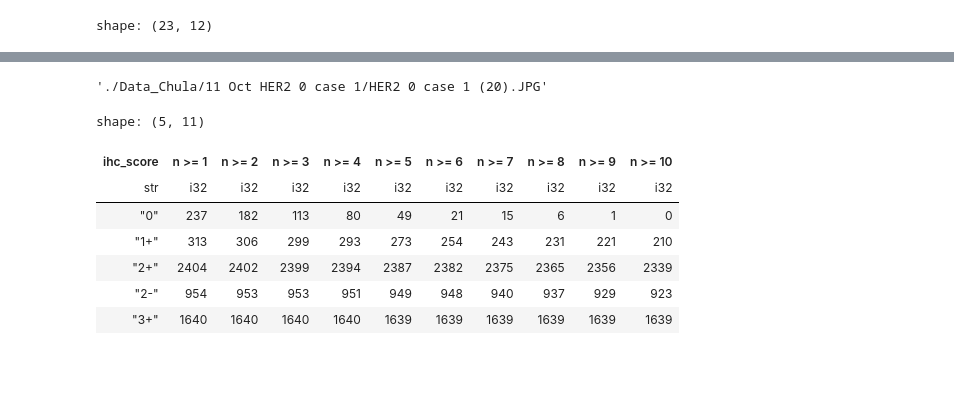
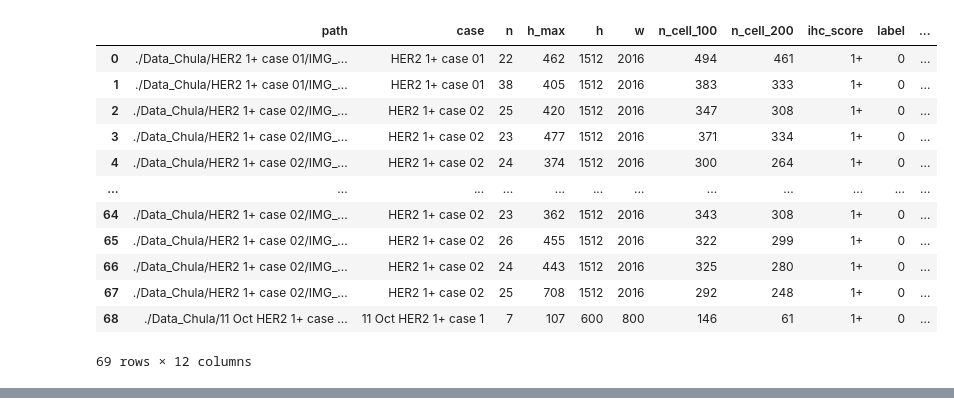
Before and after one commit to Surayuth/her2ml, a Jupyter notebook: notebooks/eda_line_feat3.ipynb, the cells around one changed output, grey strips where cells are left out. Cells and saved outputs as stored; diff of their text form; code cells hidden in the pictures; blank space fills up the shorter version.

```diff
--- a/notebooks/eda_line_feat3.ipynb
+++ b/notebooks/eda_line_feat3.ipynb
@@ -38,10 +79,21 @@ sns.displot(data=df.filter(pl.col("n") >= 10), x="n", hue="ihc_score")
 # %%
 df \
     .filter(
-        pl.col("ihc_score") == "0"
+        (pl.col("ihc_score") == "1+") &
+        (pl.col("ratio_hole2") >= 1)
     ) \
-    .filter(
-        pl.col("ratio_hole1") > 1
-    )
+    .to_pandas()
 # %% [output]
+|  | path | case | n | h_max | h | w | n_cell_100 | n_cell_200 | ihc_score | label | ... |
+| 0 | ./Data_Chula/HER2 1+ case 01/IMG_... | HER2 1+ case 01 | 22 | 462 | 1512 | 2016 | 494 | 461 | 1+ | 0 | ... |
+| 1 | ./Data_Chula/HER2 1+ case 01/IMG_... | HER2 1+ case 01 | 38 | 405 | 1512 | 2016 | 383 | 333 | 1+ | 0 | ... |
+| 2 | ./Data_Chula/HER2 1+ case 02/IMG_... | HER2 1+ case 02 | 25 | 420 | 1512 | 2016 | 347 | 308 | 1+ | 0 | ... |
+| 3 | ./Data_Chula/HER2 1+ case 02/IMG_... | HER2 1+ case 02 | 23 | 477 | 1512 | 2016 | 371 | 334 | 1+ | 0 | ... |
+| 4 | ./Data_Chula/HER2 1+ case 02/IMG_... | HER2 1+ case 02 | 24 | 374 | 1512 | 2016 | 300 | 264 | 1+ | 0 | ... |
+| ... | ... | ... | ... | ... | ... | ... | ... | ... | ... | ... | ... |
+| 64 | ./Data_Chula/HER2 1+ case 02/IMG_... | HER2 1+ case 02 | 23 | 362 | 1512 | 2016 | 343 | 308 | 1+ | 0 | ... |
+| 65 | ./Data_Chula/HER2 1+ case 02/IMG_... | HER2 1+ case 02 | 26 | 455 | 1512 | 2016 | 322 | 299 | 1+ | 0 | ... |
+| 66 | ./Data_Chula/HER2 1+ case 02/IMG_... | HER2 1+ case 02 | 24 | 443 | 1512 | 2016 | 325 | 280 | 1+ | 0 | ... |
+| 67 | ./Data_Chula/HER2 1+ case 02/IMG_... | HER2 1+ case 02 | 25 | 708 | 1512 | 2016 | 292 | 248 | 1+ | 0 | ... |
+| 68 | ./Data_Chula/11 Oct HER2 1+ case ... | 11 Oct HER2 1+ case 1 | 7 | 107 | 600 | 800 | 146 | 61 | 1+ | 0 | ... |
-shape: (23, 12)
+69 rows × 12 columns
@@ -61,46 +99,0 @@ shape: (23, 12)
-# %%
-df \
-    .filter(
-        # (pl.col("ihc_score") == "0") &
-        # (pl.col("ratio_hole1") > 1) &
-        (pl.col("case") == "11 Oct HER2 0 case 1")
-    ).select("path")[0].item()
-# %% [output]
-'./Data_Chula/11 Oct HER2 0 case 1/HER2 0 case 1 (20).JPG'
-# %%
-df \
-    .with_columns(
-        pl.when(pl.col("n") >= 1).then(pl.lit(1)).otherwise(pl.lit(0)).alias("n >= 1"),
-        pl.when(pl.col("n") >= 2).then(pl.lit(1)).otherwise(pl.lit(0)).alias("n >= 2"),
-        pl.when(pl.col("n") >= 3).then(pl.lit(1)).otherwise(pl.lit(0)).alias("n >= 3"),
-        pl.when(pl.col("n") >= 4).then(pl.lit(1)).otherwise(pl.lit(0)).alias("n >= 4"),
-        pl.when(pl.col("n") >= 5).then(pl.lit(1)).otherwise(pl.lit(0)).alias("n >= 5"),
-        pl.when(pl.col("n") >= 6).then(pl.lit(1)).otherwise(pl.lit(0)).alias("n >= 6"),
-        pl.when(pl.col("n") >= 7).then(pl.lit(1)).otherwise(pl.lit(0)).alias("n >= 7"),
-        pl.when(pl.col("n") >= 8).then(pl.lit(1)).otherwise(pl.lit(0)).alias("n >= 8"),
-        pl.when(pl.col("n") >= 9).then(pl.lit(1)).otherwise(pl.lit(0)).alias("n >= 9"),
-        pl.when(pl.col("n") >= 10).then(pl.lit(1)).otherwise(pl.lit(0)).alias("n >= 10")
-    ) \
-    .group_by("ihc_score") \
-    .agg(
-        pl.col("n >= 1").sum(),
-        pl.col("n >= 2").sum(),
-        pl.col("n >= 3").sum(),
-        pl.col("n >= 4").sum(),
-        pl.col("n >= 5").sum(),
-        pl.col("n >= 6").sum(),
-        pl.col("n >= 7").sum(),
-        pl.col("n >= 8").sum(),
-        pl.col("n >= 9").sum(),
-        pl.col("n >= 10").sum(),
-    ) \
-    .sort("ihc_score")
-# %% [output]
-shape: (5, 11)
-| ihc_score | n >= 1 | n >= 2 | n >= 3 | n >= 4 | n >= 5 | n >= 6 | n >= 7 | n >= 8 | n >= 9 | n >= 10 |
-| str | i32 | i32 | i32 | i32 | i32 | i32 | i32 | i32 | i32 | i32 |
-| "0" | 237 | 182 | 113 | 80 | 49 | 21 | 15 | 6 | 1 | 0 |
-| "1+" | 313 | 306 | 299 | 293 | 273 | 254 | 243 | 231 | 221 | 210 |
-| "2+" | 2404 | 2402 | 2399 | 2394 | 2387 | 2382 | 2375 | 2365 | 2356 | 2339 |
-| "2-" | 954 | 953 | 953 | 951 | 949 | 948 | 940 | 937 | 929 | 923 |
-| "3+" | 1640 | 1640 | 1640 | 1640 | 1639 | 1639 | 1639 | 1639 | 1639 | 1639 |
```
Also changed, not shown: parts of 7 cells of this notebook, 4 other files.
